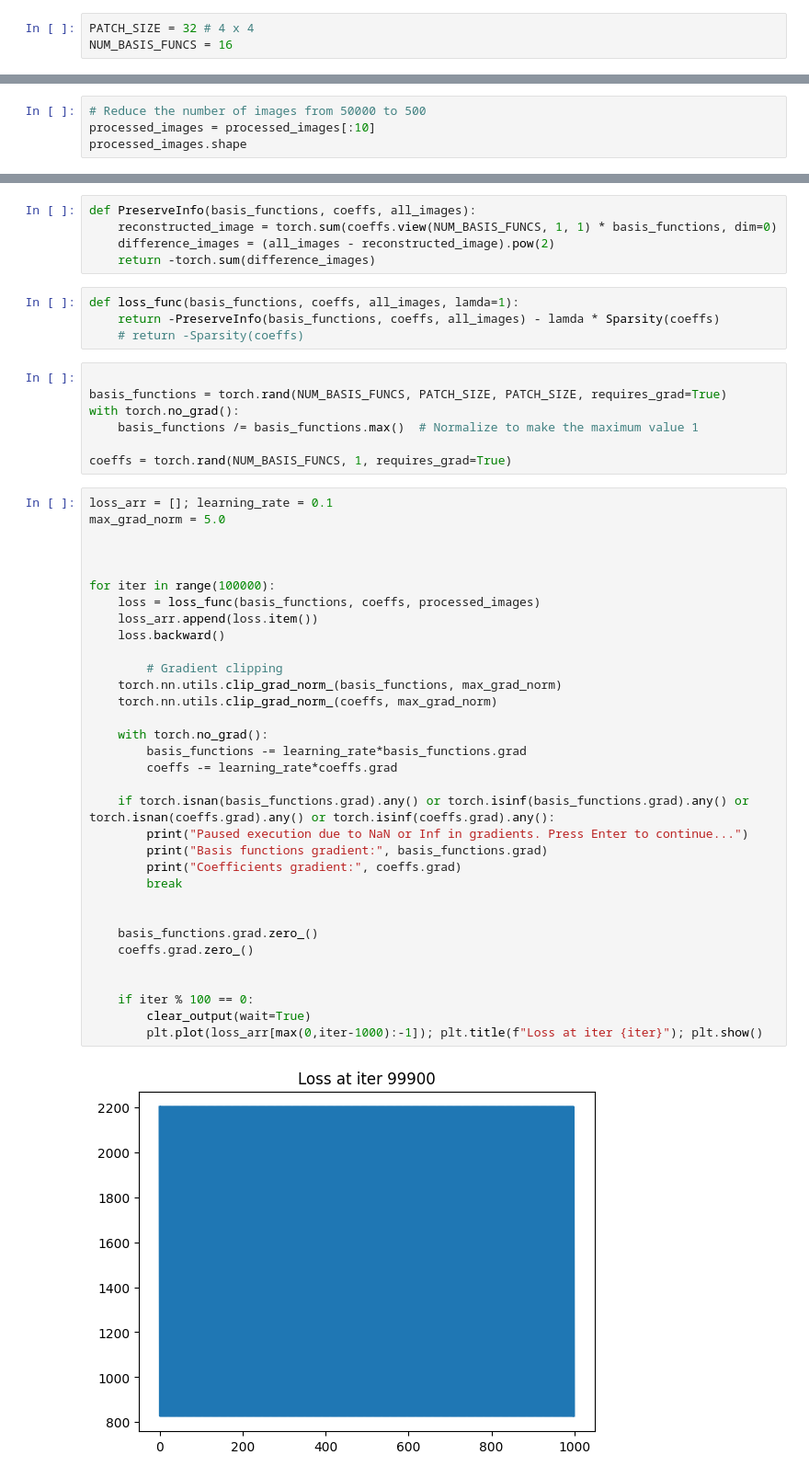
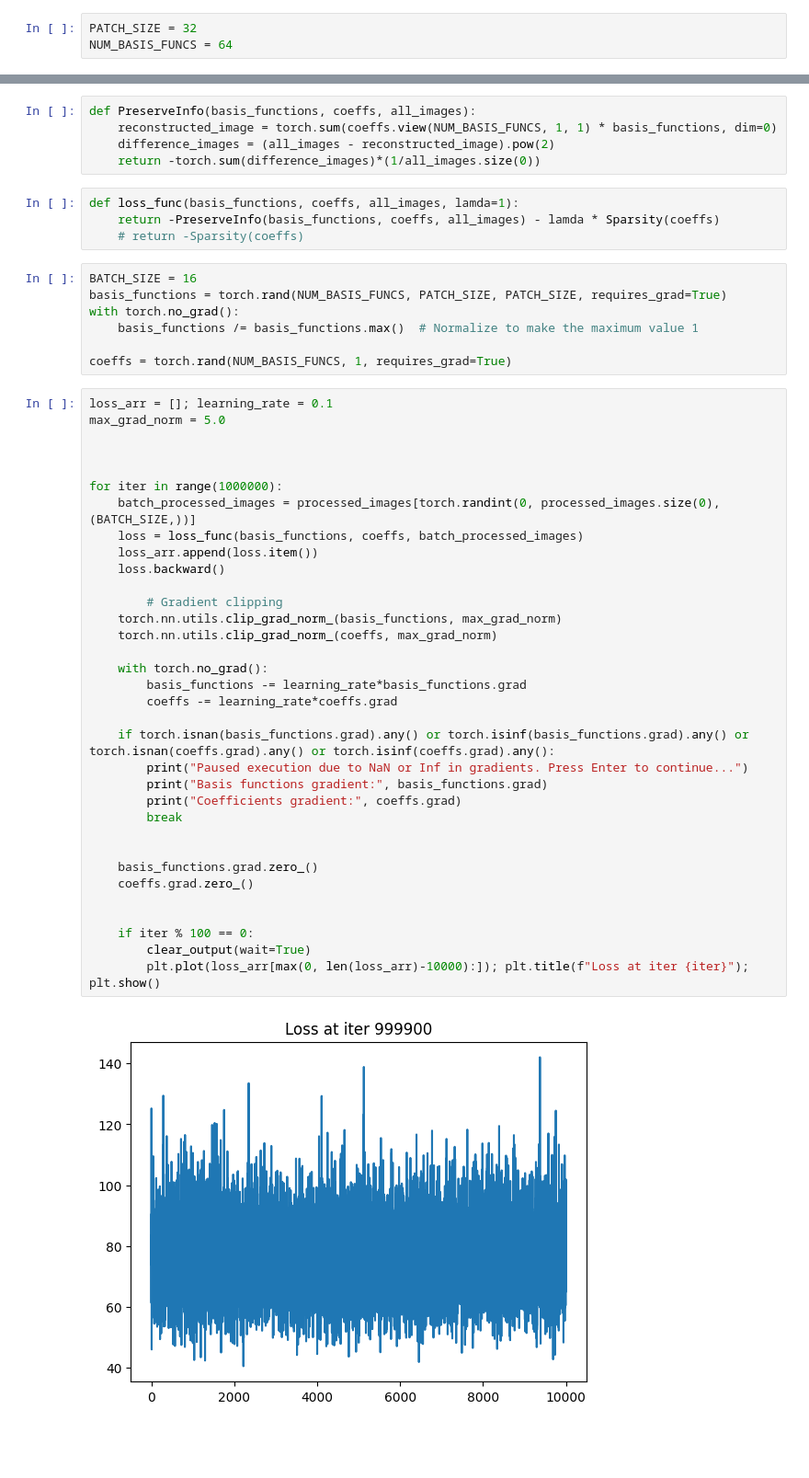
Before and after one commit to rakaar/ai_stats_notes, a Jupyter notebook: neural/olshausen_field.ipynb, the cells around one changed output, grey strips where cells are left out. Shown at 92% size. Drawn from its saved outputs; the diff is of its cells as text; blank space fills up the shorter version.

```diff
--- a/neural/olshausen_field.ipynb
+++ b/neural/olshausen_field.ipynb
@@ -7,8 +7,8 @@ import matplotlib.pyplot as plt
 from PIL import Image
 from IPython.display import clear_output
 # %%
-PATCH_SIZE = 32 # 4 x 4
-NUM_BASIS_FUNCS = 16
+PATCH_SIZE = 32
+NUM_BASIS_FUNCS = 64
 # %%
 # Load CIFAR-10 training set without any initial transform
 trainset = datasets.CIFAR10(root='../data', train=True, download=True, transform=None)
@@ -37,7 +37,3 @@ print(processed_images.shape)  # Should print torch.Size([50000, 32, 32])
 # %% [output]
 Files already downloaded and verified
 torch.Size([50000, 32, 32])
-# %%
-# Reduce the number of images from 50000 to 500
-processed_images = processed_images[:10]
-processed_images.shape
@@ -66,13 +60,13 @@ def Sparsity(coeffs):
 def PreserveInfo(basis_functions, coeffs, all_images):
     reconstructed_image = torch.sum(coeffs.view(NUM_BASIS_FUNCS, 1, 1) * basis_functions, dim=0)
     difference_images = (all_images - reconstructed_image).pow(2)
-    return -torch.sum(difference_images)
+    return -torch.sum(difference_images)*(1/all_images.size(0))
 # %%
 def loss_func(basis_functions, coeffs, all_images, lamda=1):
     return -PreserveInfo(basis_functions, coeffs, all_images) - lamda * Sparsity(coeffs)
     # return -Sparsity(coeffs)
 # %%
-
+BATCH_SIZE = 16
 basis_functions = torch.rand(NUM_BASIS_FUNCS, PATCH_SIZE, PATCH_SIZE, requires_grad=True)
 with torch.no_grad():
     basis_functions /= basis_functions.max()  # Normalize to make the maximum value 1
@@ -82,34 +76,35 @@ coeffs = torch.rand(NUM_BASIS_FUNCS, 1, requires_grad=True)
 loss_arr = []; learning_rate = 0.1
 max_grad_norm = 5.0
 
 
 
-for iter in range(100000):
-    loss = loss_func(basis_functions, coeffs, processed_images)
+for iter in range(1000000):
+    batch_processed_images = processed_images[torch.randint(0, processed_images.size(0), (BATCH_SIZE,))]
+    loss = loss_func(basis_functions, coeffs, batch_processed_images)
     loss_arr.append(loss.item())
     loss.backward()
 
         # Gradient clipping
     torch.nn.utils.clip_grad_norm_(basis_functions, max_grad_norm)
     torch.nn.utils.clip_grad_norm_(coeffs, max_grad_norm)
 
     with torch.no_grad():
         basis_functions -= learning_rate*basis_functions.grad
         coeffs -= learning_rate*coeffs.grad
 
     if torch.isnan(basis_functions.grad).any() or torch.isinf(basis_functions.grad).any() or torch.isnan(coeffs.grad).any() or torch.isinf(coeffs.grad).any():
         print("Paused execution due to NaN or Inf in gradients. Press Enter to continue...")
         print("Basis functions gradient:", basis_functions.grad)
         print("Coefficients gradient:", coeffs.grad)
         break
 
 
     basis_functions.grad.zero_()
     coeffs.grad.zero_()
 
 
     if iter % 100 == 0:
         clear_output(wait=True)
-        plt.plot(loss_arr[max(0,iter-1000):-1]); plt.title(f"Loss at iter {iter}"); plt.show()
+        plt.plot(loss_arr[max(0, len(loss_arr)-10000):]); plt.title(f"Loss at iter {iter}"); plt.show()
 # %% [output]
-[figure, old version]
+[figure, new version]
```
Also changed, not shown: parts of 4 cells of this notebook, 2 other files.
